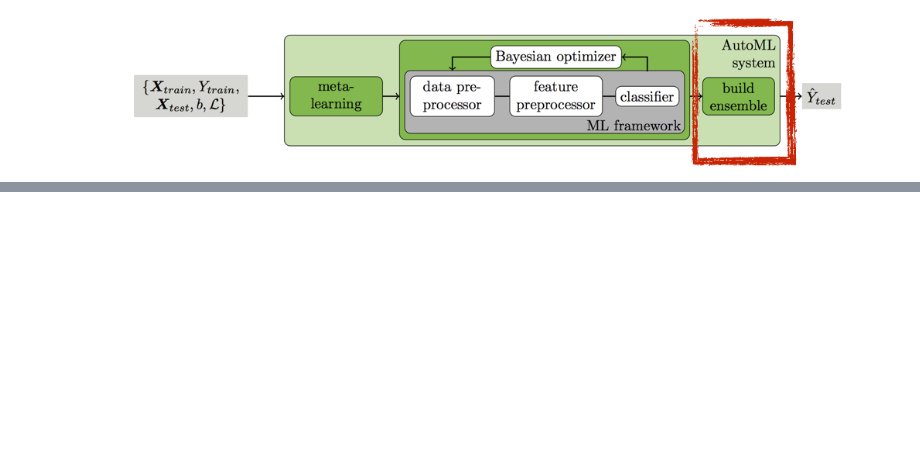
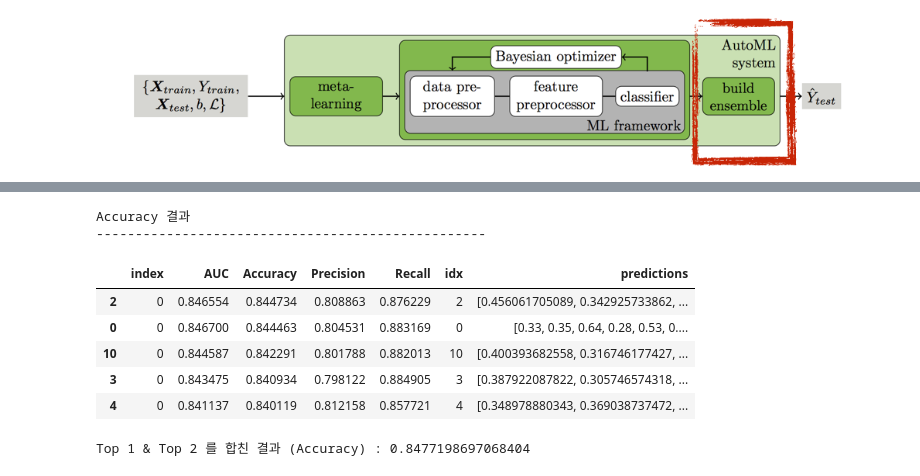
Before and after one commit to dlift/atml, a Jupyter notebook: automl.ipynb, the cells around one changed output, grey strips where cells are left out. Saved outputs shown, nothing was run; the diff lists cells and outputs as text; code cells hidden in the pictures; blank space fills up the shorter version.

```diff
--- a/automl.ipynb
+++ b/automl.ipynb
@@ -534,0 +524,18 @@ def _fast(self, predictions, labels):
+# %%
+print("Accuracy 결과")
+print('-' * 50)
+ret_perfs.sort_values('Accuracy', ascending = False).head(5)
+# %% [output]
+Accuracy 결과
+--------------------------------------------------
+|  | index | AUC | Accuracy | Precision | Recall | idx | predictions |
+| 2 | 0 | 0.846554 | 0.844734 | 0.808863 | 0.876229 | 2 | [0.456061705089, 0.342925733862, ... |
+| 0 | 0 | 0.846700 | 0.844463 | 0.804531 | 0.883169 | 0 | [0.33, 0.35, 0.64, 0.28, 0.53, 0.... |
+| 10 | 0 | 0.844587 | 0.842291 | 0.801788 | 0.882013 | 10 | [0.400393682558, 0.316746177427, ... |
+| 3 | 0 | 0.843475 | 0.840934 | 0.798122 | 0.884905 | 3 | [0.387922087822, 0.305746574318, ... |
+| 4 | 0 | 0.841137 | 0.840119 | 0.812158 | 0.857721 | 4 | [0.348978880343, 0.369038737472, ... |
+# %%
+predict_update = ret_perfs[(ret_perfs.idx == 2) | (ret_perfs.idx == 0)].predictions.mean() >= .5
+print("Top 1 & Top 2 를 합친 결과 (Accuracy) : {}".format(accuracy_score(y_test, predict_update)))
+# %% [output]
+Top 1 & Top 2 를 합친 결과 (Accuracy) : 0.8477198697068404
```
Also changed, not shown: parts of 24 cells of this notebook.
